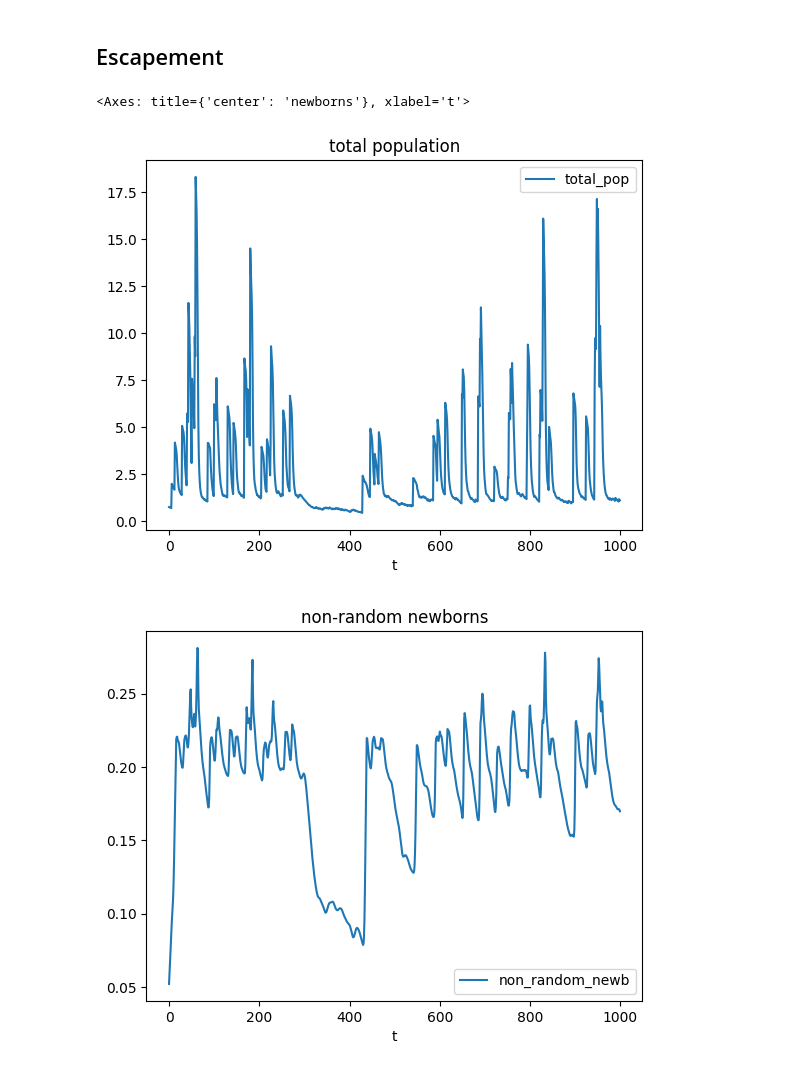
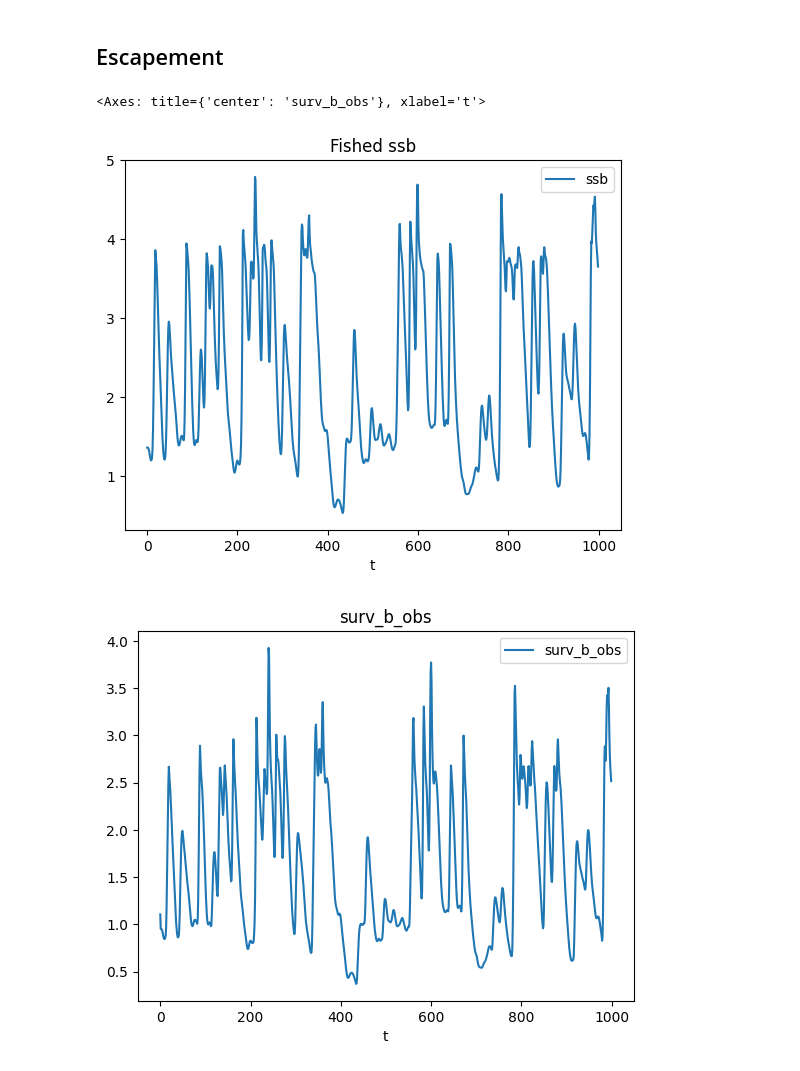
Before and after one commit to petebachant/rl4fisheries, a Jupyter notebook: notebooks/popdyn_tests.ipynb, the cells around one changed output. Cells and saved outputs as stored; diff of their text form; code cells hidden in the pictures.

```diff
--- a/notebooks/popdyn_tests.ipynb
+++ b/notebooks/popdyn_tests.ipynb
@@ -7,13 +9,14 @@ from rl4fisheries import Msy, ConstEsc, CautionaryRule, AsmEnv
 from rl4fisheries.envs.asm_fns import get_r_devs
 # %%
 r_devs = get_r_devs(n_year=1000)
-config = {"s":  0.97, "r_devs": r_devs}
+config = {"s":  0.90, "r_devs": r_devs}
 env = AsmEnv(config = config)
 # %%
 def simulate_ep(env, agent, other_vars: Optional[List[Text]] = []):
     simulation = {
         't': [],
         'surv_b_obs': [],
+        'bare_surv_b_obs': [],
         'mean_wt_obs': [],
         'act': [],
         'rew': [],
@@ -30,6 +33,9 @@ def simulate_ep(env, agent, other_vars: Optional[List[Text]] = []):
         simulation['t'].append(t)
         simulation['surv_b_obs'].append(
             env.bound * (obs[0]+1)/2
+        )
+        simulation['bare_surv_b_obs'].append(
+            obs[0]
         )
         simulation['mean_wt_obs'].append(
             (
@@ -82,14 +73,16 @@ mid_ep.plot(x='t', y = ['newborns'], title='newborns', logy=True)
 # %% [markdown]
 ## Escapement
 # %%
-escp = ConstEsc(env, escapement = 0.0138)
+escp = ConstEsc(env, escapement = 0.05)
 esc_ep = pd.DataFrame(simulate_ep(AsmEnv(config=config), escp, other_vars=['ssb']))
 # %%
-esc_ep.plot(x='t', y = ['total_pop'], title='total population')
-esc_ep.plot(x='t', y = ['non_random_newb'], title='non-random newborns')
+# esc_ep.plot(x='t', y = ['total_pop'], title='total population')
+# esc_ep.plot(x='t', y = ['non_random_newb'], title='non-random newborns')
 esc_ep.plot(x='t', y = ['ssb'], title='Fished ssb')
-esc_ep.plot(x='t', y = ['newborns'], title='newborns', logy=True)
+# esc_ep.plot(x='t', y = ['newborns'], title='newborns', logy=True)
+# esc_ep.plot(x='t', y = ['act'], title='actions')
+esc_ep.plot(x='t', y = ['surv_b_obs'], title='surv_b_obs')
 # %% [output]
-<Axes: title={'center': 'newborns'}, xlabel='t'>
+<Axes: title={'center': 'surv_b_obs'}, xlabel='t'>
-[figure, old version]
+[figure, new version]
-[figure, old version]
+[figure, new version]
```
Also changed, not shown: parts of 8 cells of this notebook, 6 other files.
